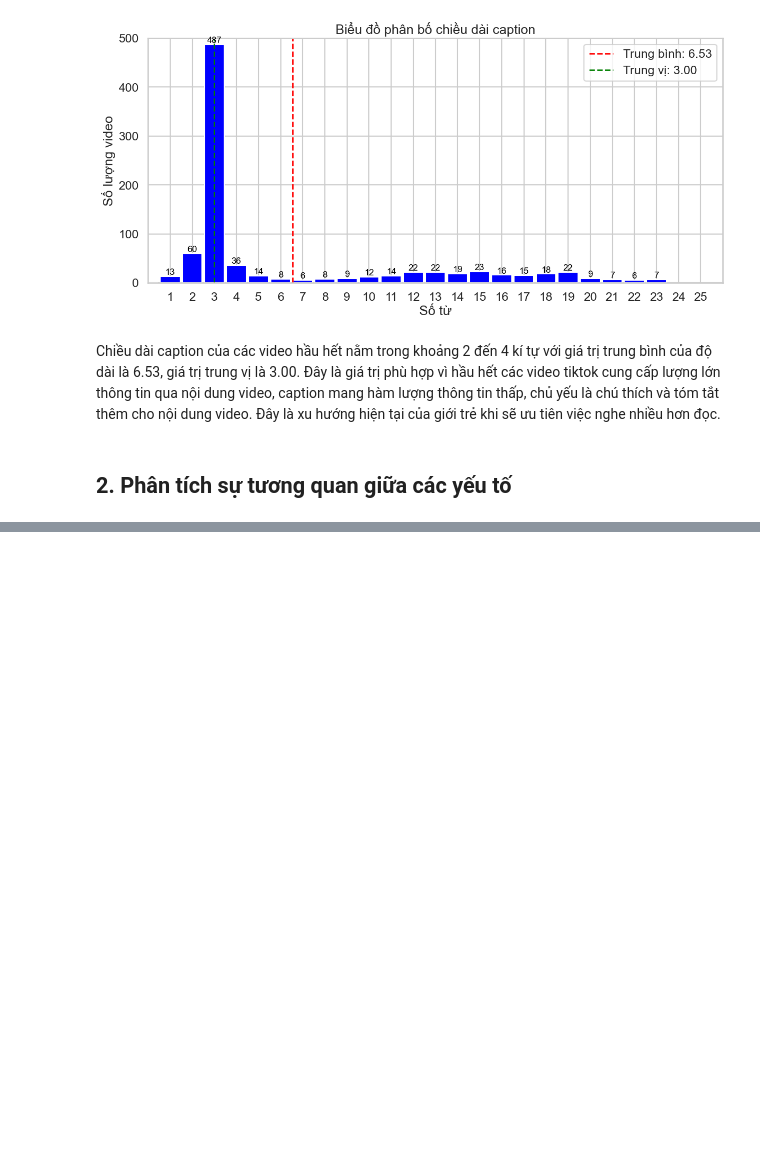
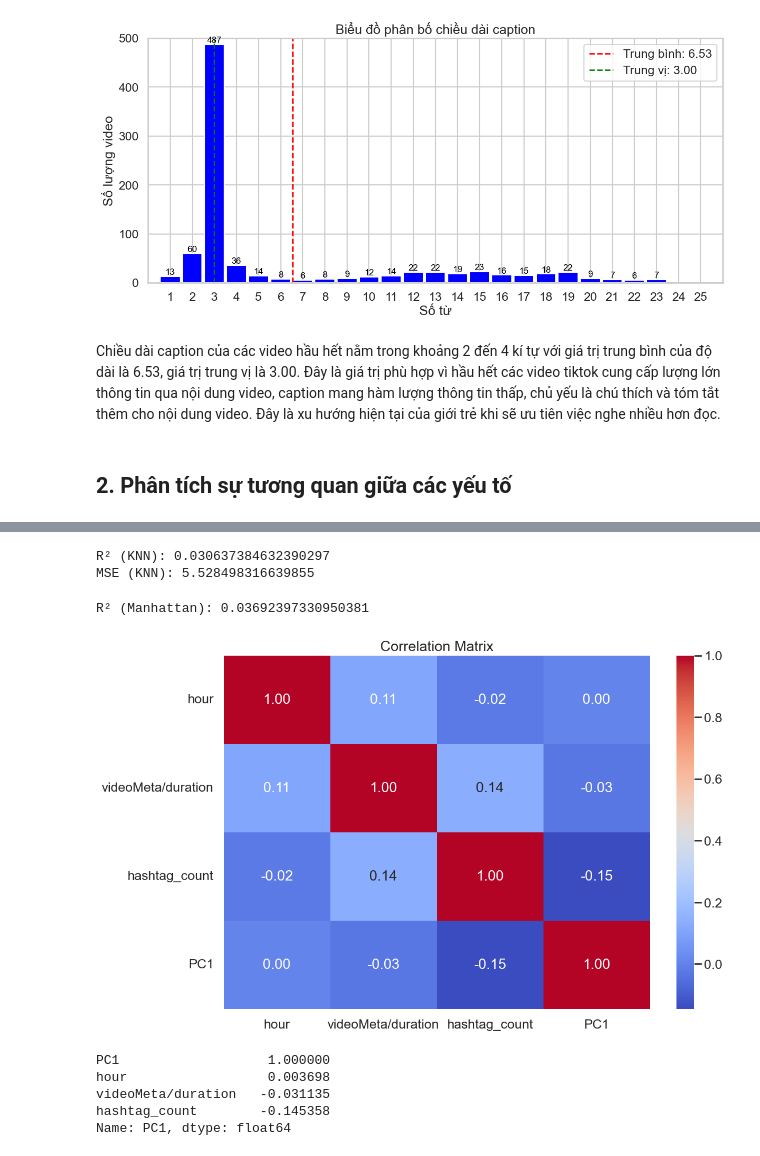
Before and after one commit to dattotien/Tiktok_profile, a Jupyter notebook: BTL.ipynb, the cells around one changed output, grey strips where cells are left out. Saved outputs shown, nothing was run; the diff lists cells and outputs as text; code cells hidden in the pictures; blank space fills up the shorter version.

```diff
--- a/BTL.ipynb
+++ b/BTL.ipynb
@@ -890,0 +942,3 @@ PC2           -0.792656 -0.130469     0.595545
+# %%
+read_df['hashtag_count'] = read_df[['hashtags/0/name', 'hashtags/1/name', 'hashtags/2/name']].notna().sum(axis=1)
+read_df.info()
@@ -890,0 +963,69 @@ PC2           -0.792656 -0.130469     0.595545
+# %%
+import pandas as pd
+from sklearn.model_selection import train_test_split
+from sklearn.preprocessing import StandardScaler
+from sklearn.metrics import r2_score, mean_squared_error
+from sklearn.neighbors import KNeighborsRegressor
+
+# Giả sử bạn có một DataFrame 'read_df' với các đặc trưng và 'PCA' chứa giá trị mục tiêu
+read_df['date'] = pd.to_datetime(read_df['date'])  # Đảm bảo cột 'date' là kiểu datetime
+read_df['wed'] = read_df['date'].dt.dayofweek  # Mã hóa ngày trong tuần
+
+X = read_df[['hour', 'videoMeta/duration', 'hashtag_count']]  # Các đặc trưng đầu vào
+y = PCA['PC1']  # Tương tác (mục tiêu)
+
+# Chia dữ liệu thành tập huấn luyện và kiểm tra
+X_train, X_test, y_train, y_test = train_test_split(X, y, test_size=0.2, random_state=42)
+
+# Chuẩn hóa dữ liệu
+scaler = StandardScaler()
+X_train = scaler.fit_transform(X_train)
+X_test = scaler.transform(X_test)
+
+# Khởi tạo mô hình KNN
+knn_model = KNeighborsRegressor(n_neighbors=7)
+
+# Huấn luyện mô hình
+knn_model.fit(X_train, y_train)
+
+# Dự đoán trên tập kiểm tra
+y_pred_knn = knn_model.predict(X_test)
+
+# Đánh giá mô hình
+r2_knn = r2_score(y_test, y_pred_knn)
+print("R² (KNN):", r2_knn)
+
+mse_knn = mean_squared_error(y_test, y_pred_knn)
+print("MSE (KNN):", mse_knn)
+# %% [output]
+R² (KNN): 0.030637384632390297
+MSE (KNN): 5.528498316639855
+# %%
+knn_model = KNeighborsRegressor(n_neighbors=7, metric='manhattan')  # Thử Manhattan
+knn_model.fit(X_train, y_train)
+y_pred_knn = knn_model.predict(X_test)
+print("R² (Manhattan):", r2_score(y_test, y_pred_knn))
+# %% [output]
+R² (Manhattan): 0.03692397330950381
+# %%
+import pandas as pd
+import seaborn as sns
+import matplotlib.pyplot as plt
+
+c=pd.DataFrame(read_df[['hour', 'videoMeta/duration', 'hashtag_count']])
+c['PC1']=PCA['PC1']
+correlation_matrix = c.corr()
+
+plt.figure(figsize=(12, 8))
+sns.heatmap(correlation_matrix, annot=True, cmap='coolwarm', fmt='.2f')
+plt.title("Correlation Matrix")
+plt.show()
+
+print(correlation_matrix['PC1'].sort_values(ascending=False))
+# %% [output]
+[figure, added]
+PC1                   1.000000
+hour                  0.003698
+videoMeta/duration   -0.031135
+hashtag_count        -0.145358
+Name: PC1, dtype: float64
```
Also changed, not shown: parts of 12 cells of this notebook.
